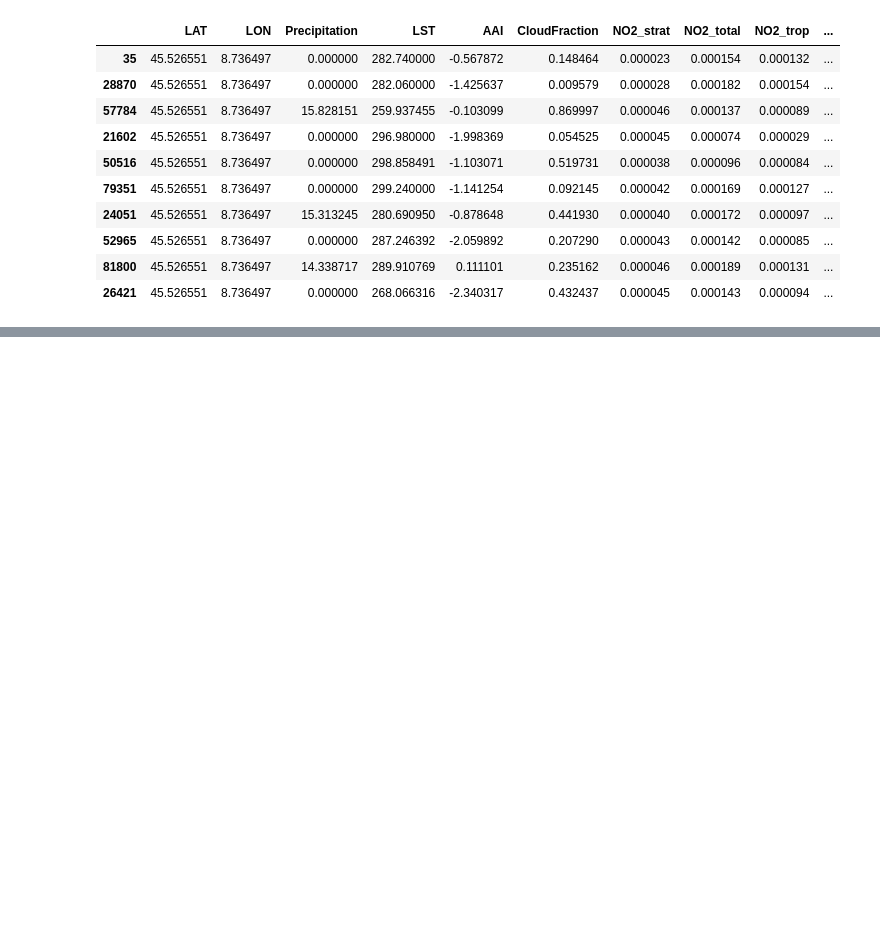
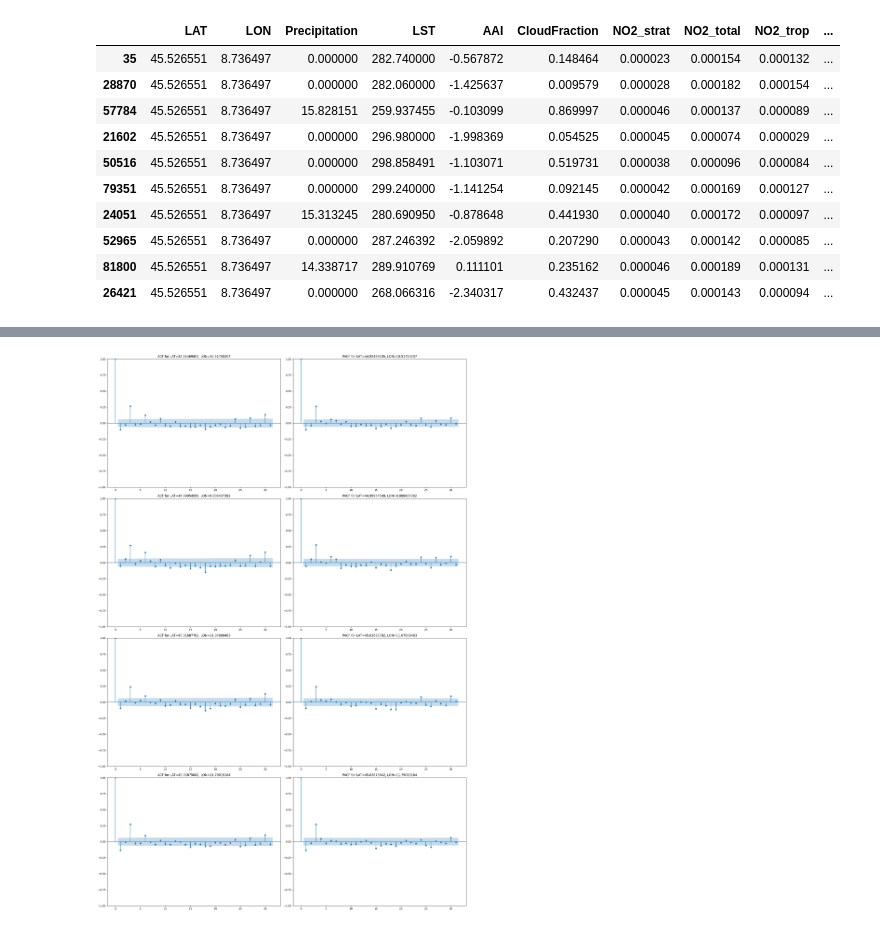
Before and after one commit to Anurag163/GeoAI_Ground_level_NO2_Zindi-, a Jupyter notebook: 3.Feature_Engineering_2.ipynb, the cells around one changed output, grey strips where cells are left out. Saved outputs shown, nothing was run; the diff lists cells and outputs as text; code cells hidden in the pictures; blank space fills up the shorter version.

Commit message:
Deciding lag shift using ACF and PACF

```diff
--- a/3.Feature_Engineering_2.ipynb
+++ b/3.Feature_Engineering_2.ipynb
@@ -240,10 +231,14 @@ Cols_for_Rolling_Window
 # Function to apply rolling mean and stddev to specified columns
 def apply_rolling_stats(df, group_cols, cols_to_roll, window=3):
     for col in cols_to_roll:
-        new_mean_col_name = f'Rolling Mean {col}'
-        new_stddev_col_name = f'Rolling Stddev {col}'
+        new_mean_col_name = f'Rolling_Mean_{col}'
+        new_stddev_col_name = f'Rolling_Stddev_{col}'
         df[new_mean_col_name] = df.groupby(group_cols)[col].transform(lambda x: x.rolling(window=window).mean())
         df[new_stddev_col_name] = df.groupby(group_cols)[col].transform(lambda x: x.rolling(window=window).std())
+        df[new_mean_col_name].fillna(method='bfill', inplace=True)
+        df[new_mean_col_name].fillna(method='ffill', inplace=True)
+        df[new_stddev_col_name].fillna(method='bfill', inplace=True)
+        df[new_stddev_col_name].fillna(method='ffill', inplace=True)
     return df
 # %%
 train_model3_df_prep_mix_roll_wind_mean_stddev_sorted=apply_rolling_stats(train_model3_df_prep_mix_roll_wind_mean_stddev_sorted,['LAT','LON'],Cols_for_Rolling_Window,window=3)
@@ -250,3 +254,6 @@ train_model3_df_prep_mix_roll_wind_mean_stddev_sorted=apply_rolling_stats(train_
+# %%
+# Group by LAT and LON
+grouped = train_model3_df_prep_mix_roll_wind_mean_stddev_sorted.groupby(['LAT', 'LON'])
 # %%
 train_model3_df_prep_mix_roll_wind_mean_stddev_sorted.head(10)
 # %% [output]
@@ -263,0 +302,33 @@ train_model3_df_prep_mix_roll_wind_mean_stddev_sorted.head(10)
+# %%
+from statsmodels.graphics.tsaplots import plot_acf, plot_pacf
+#AAI
+# Create a figure with subplots
+num_rows = 4  # Number of groups to display
+num_cols = 2  # Two columns for ACF and PACF plots
+fig, axes = plt.subplots(num_rows, num_cols, figsize=(20, 30))  # Adjust figsize as needed
+
+# Flatten the axes array for easy iteration
+axes = axes.flatten()
+
+# Iterate over the first four groups and plot ACF and PACF
+for i, (name, group) in enumerate(grouped):
+    if i >= num_rows:
+        break
+    group = group.sort_values(by='Date')
+    ts = group['AAI']
+
+    # Plot ACF
+    plot_acf(ts, ax=axes[i*2])
+    axes[i*2].set_title(f'ACF for LAT={name[0]}, LON={name[1]}')
+
+    # Plot PACF
+    plot_pacf(ts, ax=axes[i*2+1])
+    axes[i*2+1].set_title(f'PACF for LAT={name[0]}, LON={name[1]}')
+
+# Adjust layout
+plt.tight_layout()
+plt.show()
+
+#AAI -Lag 3 is best
+# %% [output]
+[figure, added]
```
Also changed, not shown: parts of 9 cells of this notebook, 1 other file.
